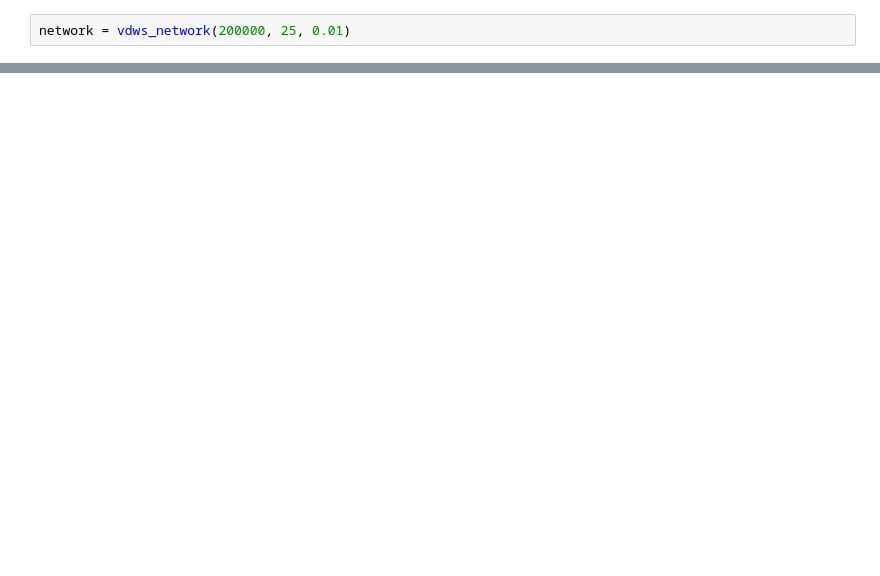
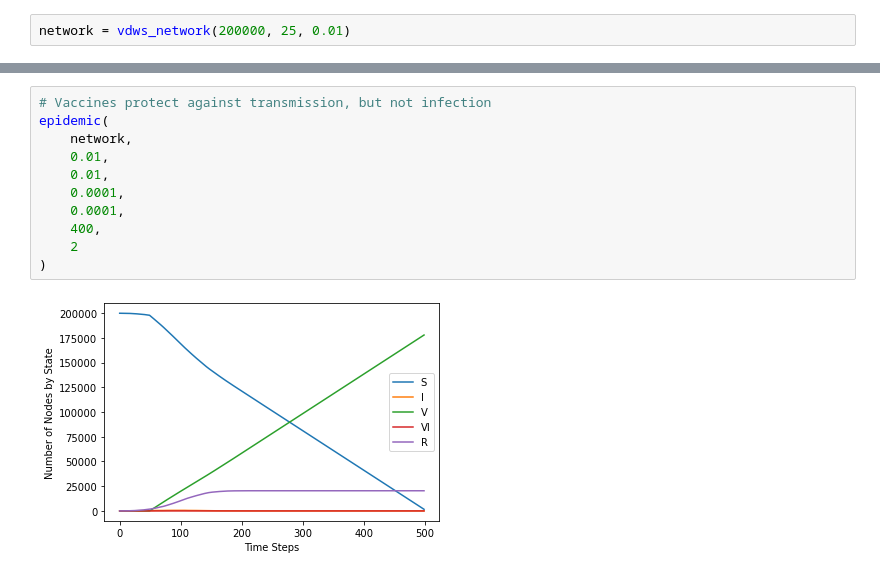
Before and after one commit to grimm004/ns-assignment, a Jupyter notebook: part3/wcrr51_topic4.ipynb, the cells around one changed output, grey strips where cells are left out. Saved outputs shown, nothing was run; the diff lists cells and outputs as text; blank space fills up the shorter version.

```diff
--- a/part3/wcrr51_topic4.ipynb
+++ b/part3/wcrr51_topic4.ipynb
@@ -182,0 +249,13 @@ epidemic(
+# %%
+# Vaccines protect against transmission, but not infection
+epidemic(
+    network,
+    0.01,
+    0.01,
+    0.0001,
+    0.0001,
+    400,
+    2
+)
+# %% [output]
+[figure, added]
```
Also changed, not shown: parts of 24 cells of this notebook, 5 other files.
